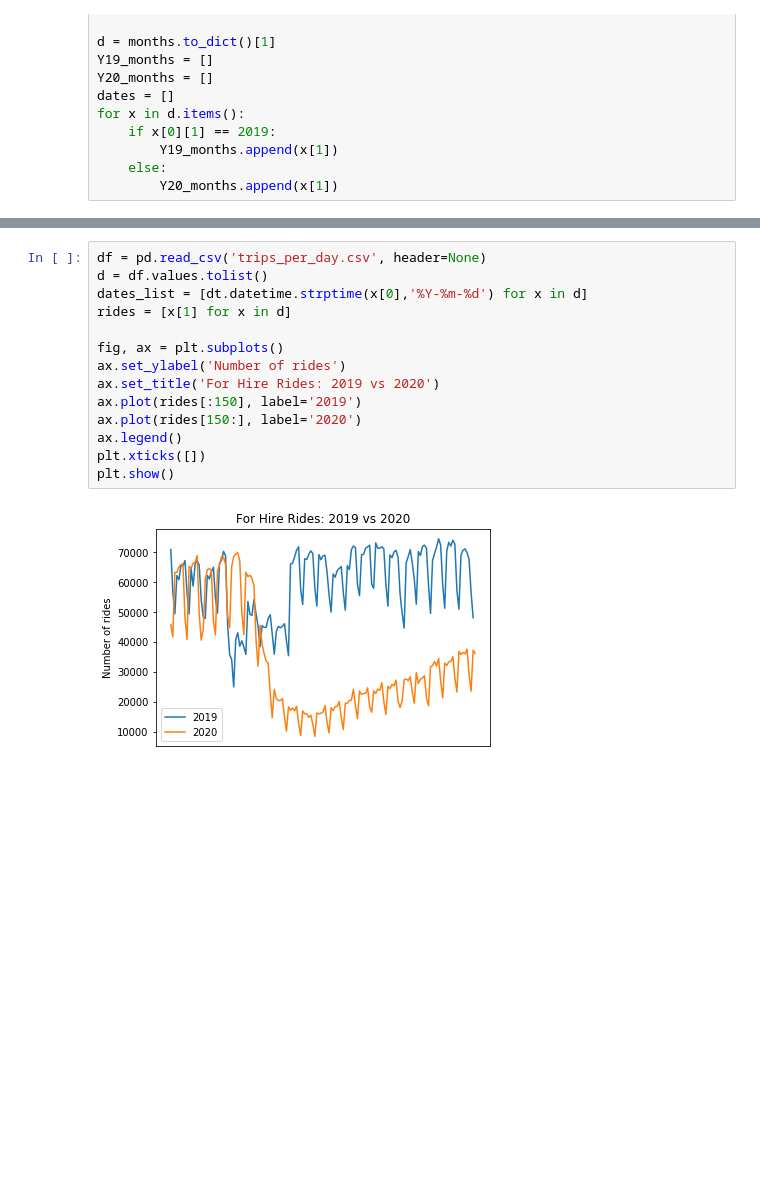
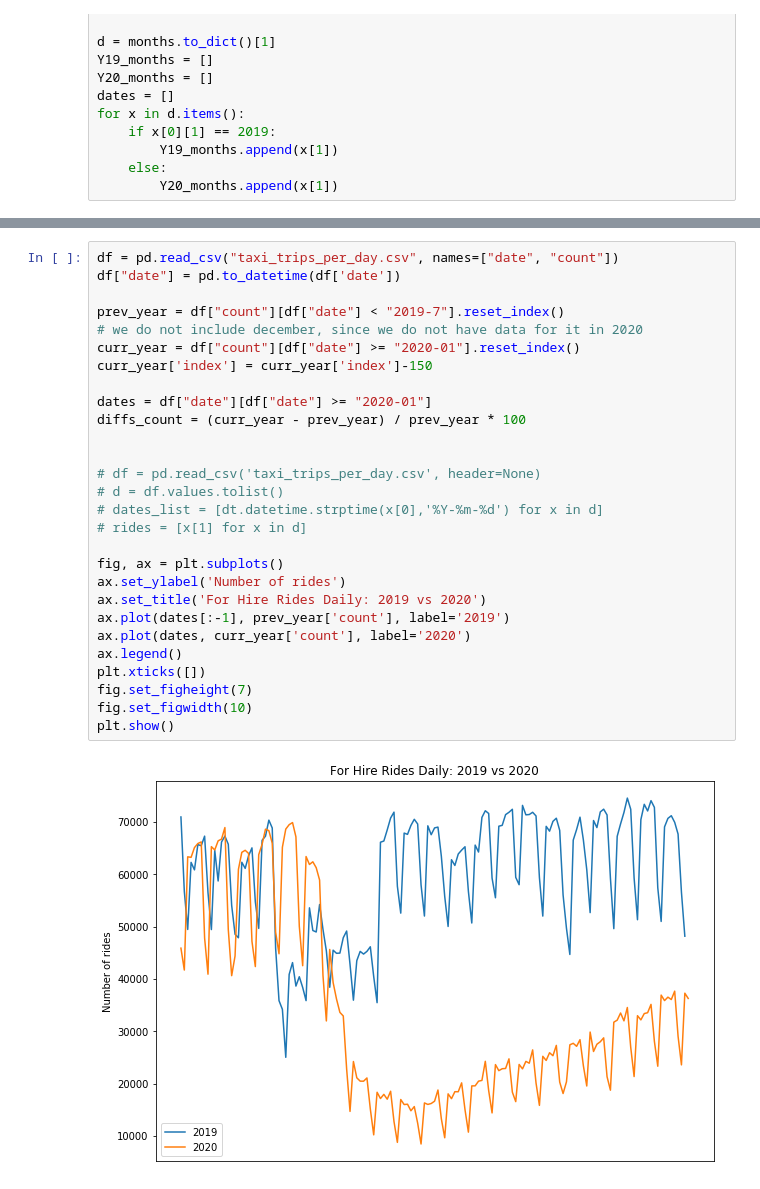
Before and after one commit to wienerjon/covid-big-data-project, a Jupyter notebook: Taxi_Ride_Analysis.ipynb, the cells around one changed output, grey strips where cells are left out. Saved outputs shown, nothing was run; the diff lists cells and outputs as text; blank space fills up the shorter version.

```diff
--- a/Taxi_Ride_Analysis.ipynb
+++ b/Taxi_Ride_Analysis.ipynb
@@ -48,16 +49,30 @@ plt.show()
 # %%
-df = pd.read_csv('trips_per_day.csv', header=None)
-d = df.values.tolist()
-dates_list = [dt.datetime.strptime(x[0],'%Y-%m-%d') for x in d]
-rides = [x[1] for x in d]
+df = pd.read_csv("taxi_trips_per_day.csv", names=["date", "count"])
+df["date"] = pd.to_datetime(df['date'])
+
+prev_year = df["count"][df["date"] < "2019-7"].reset_index()
+# we do not include december, since we do not have data for it in 2020
+curr_year = df["count"][df["date"] >= "2020-01"].reset_index()
+curr_year['index'] = curr_year['index']-150
+
+dates = df["date"][df["date"] >= "2020-01"]
+diffs_count = (curr_year - prev_year) / prev_year * 100
+
+
+# df = pd.read_csv('taxi_trips_per_day.csv', header=None)
+# d = df.values.tolist()
+# dates_list = [dt.datetime.strptime(x[0],'%Y-%m-%d') for x in d]
+# rides = [x[1] for x in d]
 
 fig, ax = plt.subplots()
 ax.set_ylabel('Number of rides')
-ax.set_title('For Hire Rides: 2019 vs 2020')
-ax.plot(rides[:150], label='2019')
-ax.plot(rides[150:], label='2020')
+ax.set_title('For Hire Rides Daily: 2019 vs 2020')
+ax.plot(dates[:-1], prev_year['count'], label='2019')
+ax.plot(dates, curr_year['count'], label='2020')
 ax.legend()
 plt.xticks([])
+fig.set_figheight(7)
+fig.set_figwidth(10)
 plt.show()
 # %% [output]
-[figure, old version]
+[figure, new version]
```
Also changed, not shown: parts of 2 cells of this notebook, 1 other file.
